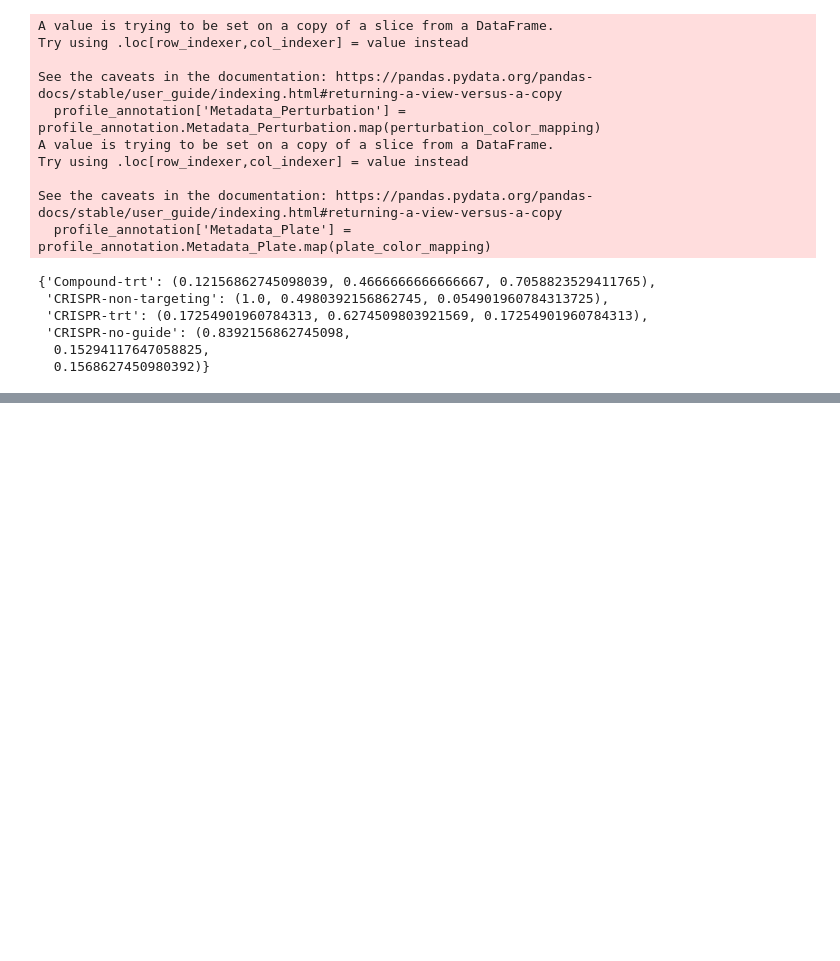
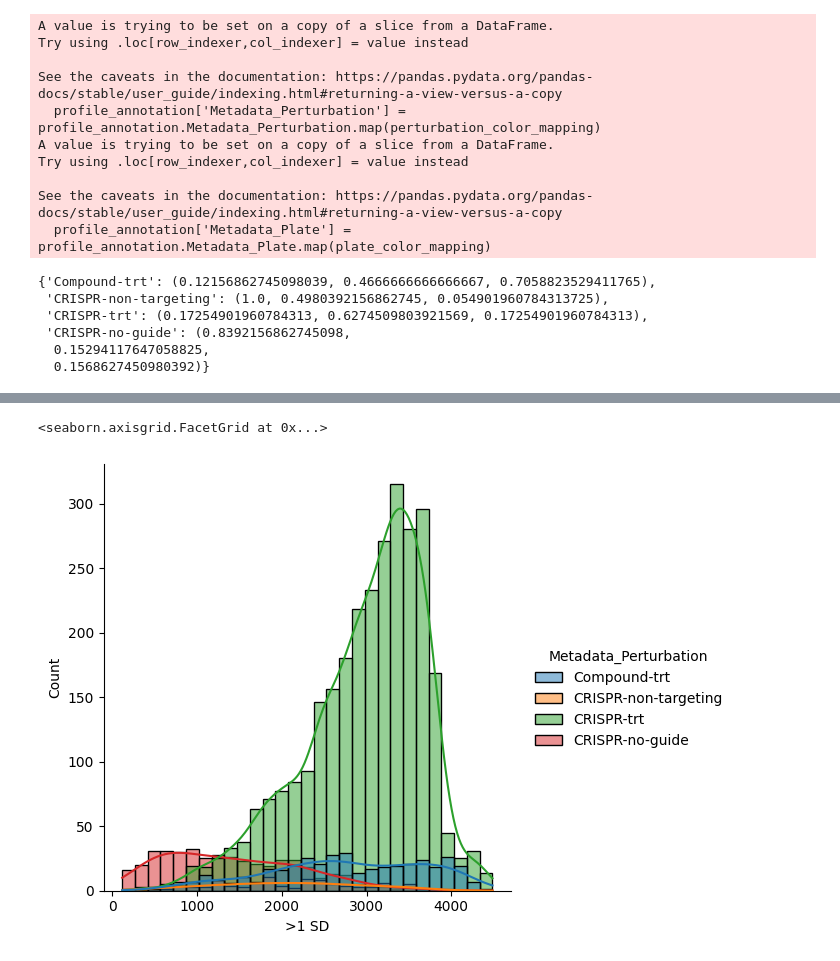
Before and after one commit to Craven-Biostat-Lab/morphology-prediction, a Jupyter notebook: data-loading.ipynb, the cells around one changed output, grey strips where cells are left out. Cells and saved outputs as stored; diff of their text form; code cells hidden in the pictures; blank space fills up the shorter version.

```diff
--- a/data-loading.ipynb
+++ b/data-loading.ipynb
@@ -892,0 +565,10 @@ sns.relplot(x=decomp[:,0], y=decomp[:,1], hue=tagged_profiles.tag, alpha=.5)
+# %%
+sns.displot(
+    data=sd_counts_df,
+    x='>1 SD',
+    hue='Metadata_Perturbation',
+    kde=True
+)
+# %% [output]
+<seaborn.axisgrid.FacetGrid at 0x...>
+[figure, added]
```
Also changed, not shown: parts of 84 cells of this notebook, 1 other file.
